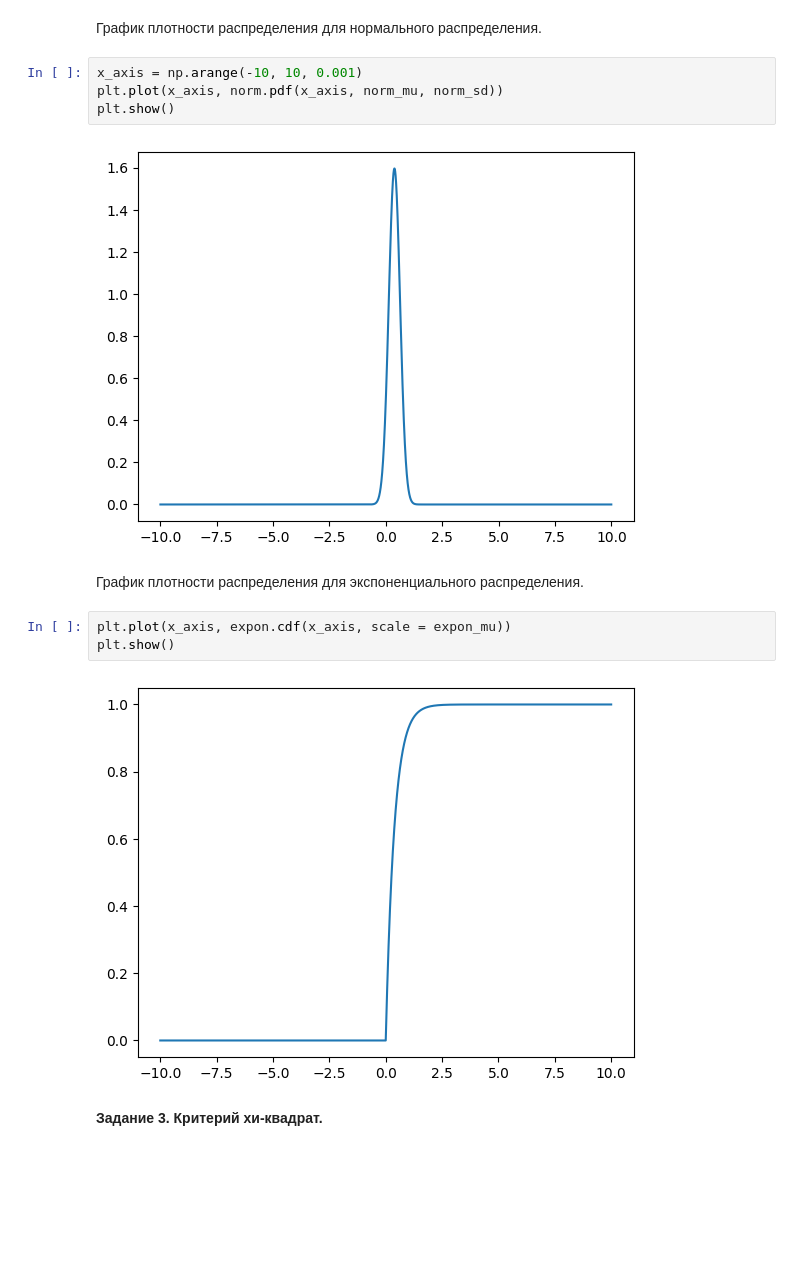
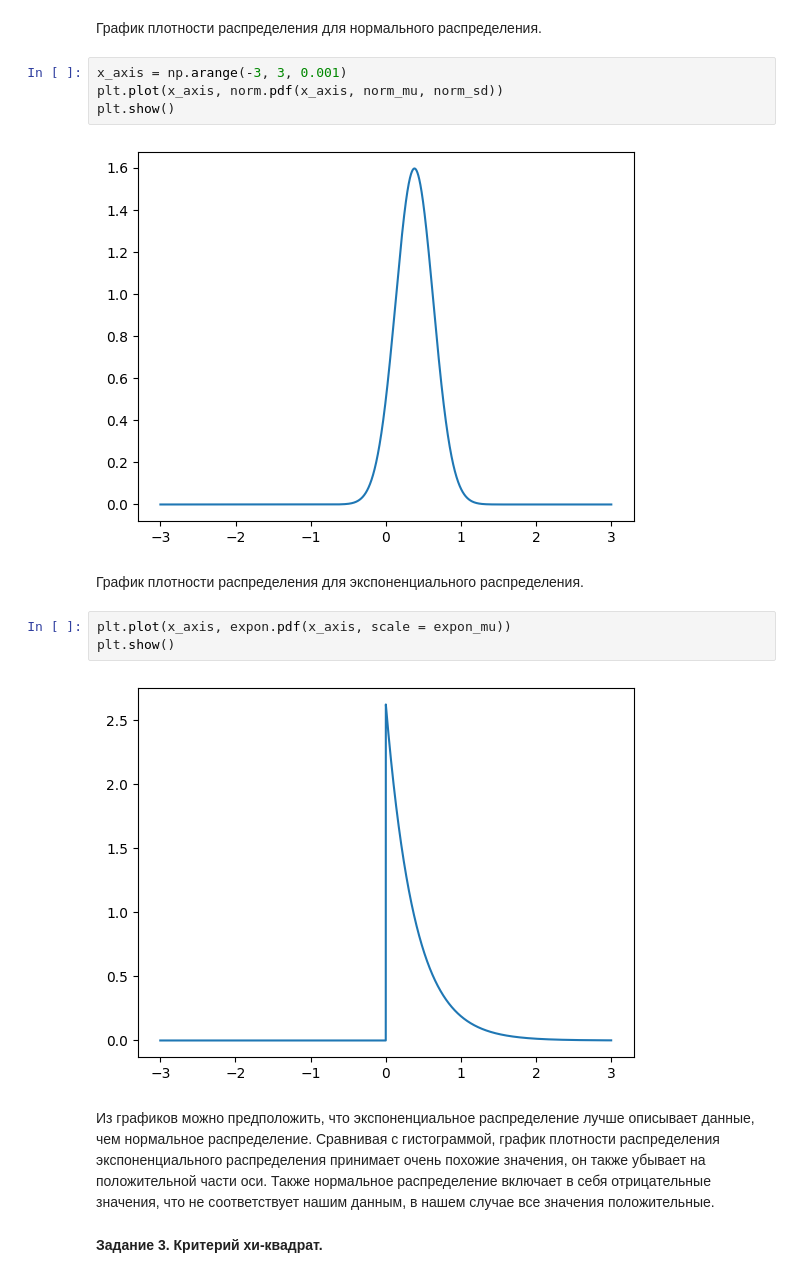
Before and after one commit to feelitbreak/tpmsLab, a Jupyter notebook: tpmsLab.ipynb, the cells around one changed output. Drawn from its saved outputs; the diff is of its cells as text; blank space fills up the shorter version.

```diff
--- a/tpmsLab.ipynb
+++ b/tpmsLab.ipynb
@@ -76,18 +78,20 @@ expon_mu = thetta_1[1]
 # %% [markdown]
 График плотности распределения для нормального распределения.
 # %%
-x_axis = np.arange(-10, 10, 0.001)
+x_axis = np.arange(-3, 3, 0.001)
 plt.plot(x_axis, norm.pdf(x_axis, norm_mu, norm_sd))
 plt.show()
 # %% [output]
-[figure, old version]
+[figure, new version]
 # %% [markdown]
 График плотности распределения для экспоненциального распределения.
 # %%
-plt.plot(x_axis, expon.cdf(x_axis, scale = expon_mu))
+plt.plot(x_axis, expon.pdf(x_axis, scale = expon_mu))
 plt.show()
 # %% [output]
-[figure, old version]
+[figure, new version]
+# %% [markdown]
+Из графиков можно предположить, что экспоненциальное распределение лучше описывает данные, чем нормальное распределение. Сравнивая с гистограммой, график плотности распределения экспоненциального распределения принимает очень похожие значения, он также убывает на положительной части оси. Также нормальное распределение включает в себя отрицательные значения, что не соответствует нашим данным, в нашем случае все значения положительные.
 # %% [markdown]
 **Задание 3. Критерий хи-квадрат.**
 # %% [markdown]
```
Also changed, not shown: parts of 3 cells of this notebook.
